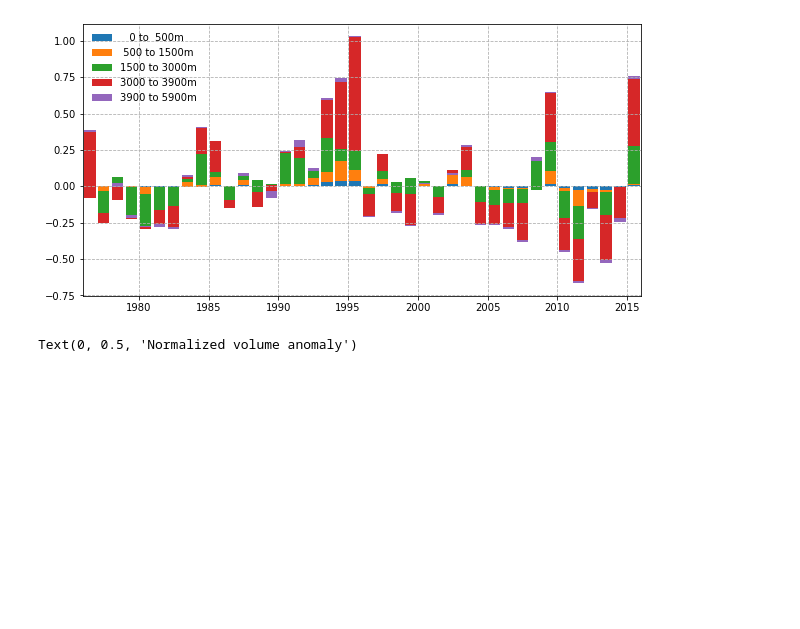
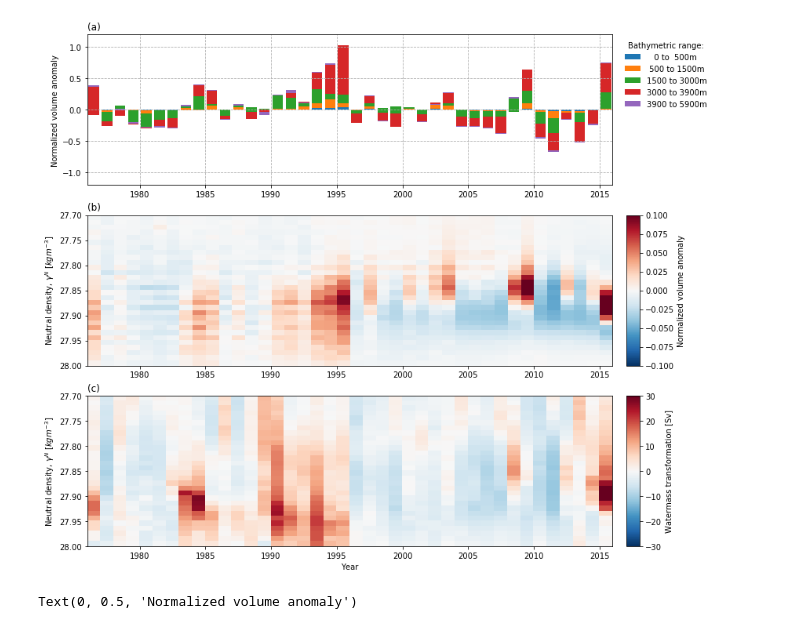
Before and after one commit to gmacgilchrist/draw_figs_nadw_var, a Jupyter notebook: draw_bathy-anom.ipynb, the cells around one changed output. Saved outputs shown, nothing was run; the diff lists cells and outputs as text; code cells hidden in the pictures; blank space fills up the shorter version.

```diff
--- a/draw_bathy-anom.ipynb
+++ b/draw_bathy-anom.ipynb
@@ -57,12 +65,23 @@ nao = nao.sel(years=slice(yrst,yrend))
 # See calc_Vmld.py for details of calculation
 filepath_mld = rootdir+'processed/eulerian/orca025_NA_Vmld.nc'
 vmld = xr.open_dataarray(filepath_mld)
+# %%
+# Load Lagrangian volumetric density distribution
+filepath_vlag_dens = rootdir+'processed/lagrangian/D3_weights-init_volume_bins-final_age-init_dens-init_t_subset-final_section-7.nc'
+vlag_dens = xr.open_dataarray(filepath_vlag_dens)
 # %%
 # PROCESS EULERIAN DATA
+
+### MLD anomalies
 # Group data by years and take the mean
 vmld_byyear = vmld.groupby(vmld.time_counter.dt.year,years).mean(dim='time_counter')
 # Calculate annual anomaly
 vmld_anom = vmld_byyear-vmld_byyear.mean('year')
+
+### WMT anomalies
+wmt_byyear = wmt.groupby(wmt['time'].dt.year,years).mean(dim='time')
+# Calculate annual anomaly
+wmt_anom = wmt_byyear-wmt_byyear.mean('year')
 # %%
 # PROCESS LAGRANGIAN DATA
 # Histogram the distribution according to the bathymetry of the subduction location
@@ -71,6 +90,8 @@ vlag_bathy = hist(vlag.mbathy,
                   dim=['final_x_bin','final_y_bin'],
                   weights=vlag.init_volume)
 # %%
+### Anomaly calculations
+### Bathymetry
 # Age anomaly
 # Get mean volume distribution as a function of age [all bathymetries]
 vlag_itmean = vlag_all.where(vlag_all!=0).mean('init_t_bin')
@@ -81,6 +102,13 @@ vlag_bathy_anom = (vlag_bathy.isel(init_t_bin=-1)-vlag_bathy_itmean)/vlag_itmean
 vlag_bathy_anom = vlag_bathy_anom.rename(
     {'final_age_bin':'final_year_bin'}).assign_coords(
     final_year_bin=np.flip(years_c))
+
+### Density
+vlag_dens_itmean = vlag_dens.where(vlag_dens!=0).mean('init_t_bin')
+vlag_dens_anom = (vlag_dens.isel(init_t_bin=-1)-vlag_dens_itmean)/vlag_itmean
+vlag_dens_anom = vlag_dens_anom.rename(
+    {'final_age_bin':'final_year_bin'}).assign_coords(
+    final_year_bin=np.flip(years_c))
 # %%
 # Put desired variables into a pandas dataframe
 # Subset variables for particular years and put them into a pandas dataframe
@@ -101,25 +128,67 @@ df = pd.DataFrame({'years':years_vals,'nao':nao_vals,'vmld_anom':vmld_vals,
                   '62.5':np.flip(vlag_bathy_anom.sel(mbathy_bin=62.5,final_year_bin=ys_r).values),
                   '70.5':np.flip(vlag_bathy_anom.sel(mbathy_bin=70.5,final_year_bin=ys_r).values)})
 # %%
-fig,ax0 = plt.subplots(figsize=(10,5))
+fig = plt.figure(figsize=(12,12),constrained_layout=False)
+gs = gridspec.GridSpec(ncols=1, nrows=3, figure=fig)
+ax0 = fig.add_subplot(gs[0, :])
+ax1 = fig.add_subplot(gs[1, :])
+ax2 = fig.add_subplot(gs[2, :])
+
 xlims = [yrst+18,yrend]
+ylims_bathy = [-1.2, 1.2]
+clims_lag = [-0.1,0.1]
+clims_eul = [-30,30]
+hgap = 0.02
+
+ax0.set_title('(a)',loc='left')
+ax1.set_title('(b)',loc='left')
+ax2.set_title('(c)',loc='left')
+
+# Bathymetry
 bottom = np.zeros(shape=(len(df['years'])))
 count=0
 for b in bathys_c:
     if b==bathys_c[-1]:
         # Because range of bathys designed to capture all levels, need to taper in lat value
         depthrange = str('{:4.0f}'.format(np.round(depth[bathys[count]-1].values,-2)))+' to '+str('{:4.0f}'.format(np.round(depth[bathys[count+1]-2].values,-2))+'m')
     else:
         depthrange = str('{:4.0f}'.format(np.round(depth[bathys[count]-1].values,-2)))+' to '+str('{:4.0f}'.format(np.round(depth[bathys[count+1]-1].values,-2))+'m')
         count+=1
 
     ax0.bar(df['years'],df[str(b)],bottom=bottom,label=depthrange)
     bottom += df[str(b)]
 ax0.set_xlim(xlims)
-ax0.legend(frameon=False)
+ax0.set_ylim(ylims_bathy)
+ax0.set_ylabel('Normalized volume anomaly')
+ax0.legend(title='Bathymetric range:',frameon=False,bbox_to_anchor=(1.01,1))
 ax0.grid(linestyle='--')
+
+# Density
+im = ax1.pcolormesh(vlag_dens_anom.final_year_bin+0.5, # +0.5 accounts for different plotting procedure of pcolormesh (x defines vertices)
+               np.append(vlag_dens_anom.init_dens_bin,28.005)-0.005,
+               vlag_dens_anom.transpose(),vmin=clims_lag[0],vmax=clims_lag[1],cmap='RdBu_r')
+ax1.invert_yaxis()
+ax1.set_xlim(xlims)
+ax1.set_ylabel('Neutral density, $\gamma^N$ [$kgm^{-3}$]')
+pos = ax1.get_position().bounds
+cax = fig.add_axes([pos[0]+pos[2]+hgap, pos[1], hgap, pos[3]])
+cb = plt.colorbar(im, ax=ax1, cax = cax)
+cb.set_label('Normalized volume anomaly')
+
+# WMT
+im = ax2.pcolormesh(np.append(wmt_anom.year,2016), # Extend by one to incorparte final year
+               wmt_anom.dens,
+               (wmt_anom*1E-6).transpose(),vmin=clims_eul[0],vmax=clims_eul[1],cmap='RdBu_r')
+ax2.invert_yaxis()
+ax2.set_xlim(xlims)
+ax2.set_xlabel('Year')
+ax2.set_ylabel('Neutral density, $\gamma^N$ [$kgm^{-3}$]')
+pos = ax2.get_position().bounds
+cax = fig.add_axes([pos[0]+pos[2]+hgap, pos[1], hgap, pos[3]])
+cb = plt.colorbar(im, ax=ax2, cax = cax)
+cb.set_label('Watermass transformation [Sv]')
 # %% [output]
-[figure, old version]
+[figure, new version]
 # %%
 ## PANEL: Regression (mixed layer volume anomaly)
 xlims=[-1.3,1.3]
```
Also changed, not shown: parts of 5 cells of this notebook, 5 other files.
